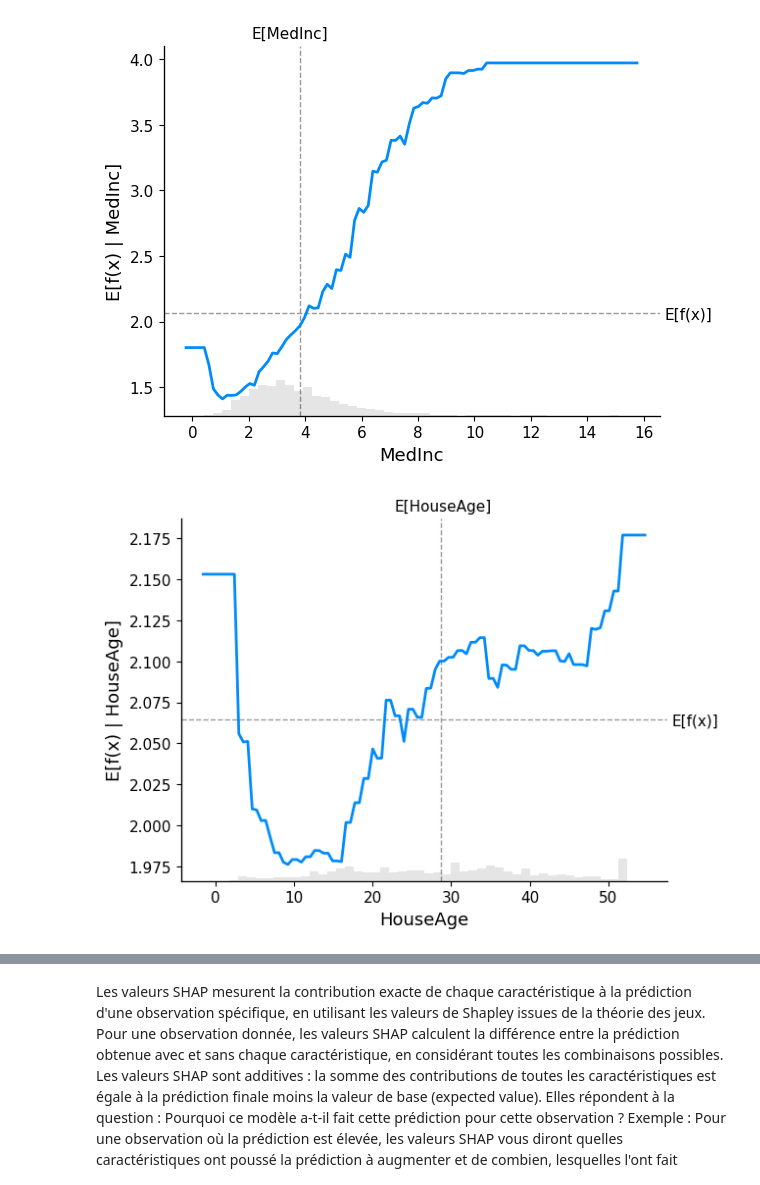
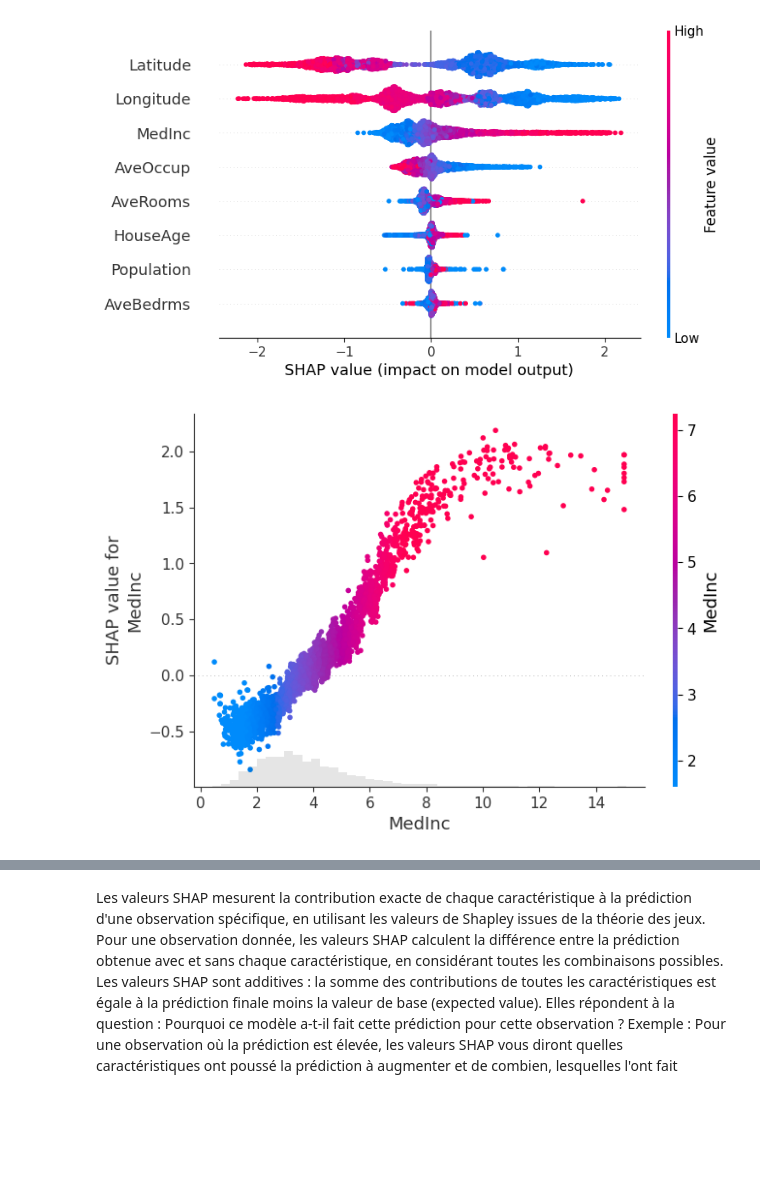
Before and after one commit to BrightMehou/california-housing-prices, a Jupyter notebook: notebooks/Analyse_des_features.ipynb, the cells around one changed output, grey strips where cells are left out. Saved outputs shown, nothing was run; the diff lists cells and outputs as text; code cells hidden in the pictures; blank space fills up the shorter version.

```diff
--- a/notebooks/Analyse_des_features.ipynb
+++ b/notebooks/Analyse_des_features.ipynb
@@ -6,18 +6,14 @@ from sklearn.model_selection import train_test_split
 # %%
 housing = fetch_california_housing(as_frame=True)
 X_train, X_test, y_train, y_test = train_test_split(housing.data , housing.target, test_size=0.2, random_state=42)
 model = GradientBoostingRegressor(n_estimators=150, learning_rate=0.15, max_depth=5, random_state=42)
 model.fit(X_train, y_train)
 columns = X_train.columns
+explainer = shap.Explainer(model.predict, X_test)
+shap_values = explainer(X_test)
+shap.plots.beeswarm(shap_values)
 for col in columns:
-    shap.partial_dependence_plot(
-    col,
-    model.predict,
-    X_test,
-    ice=False,
-    model_expected_value=True,
-    feature_expected_value=True
-)
+    shap.plots.scatter(shap_values[:, col], color=shap_values[:, col])
 # %% [output]
-[figure, old version]
+[figure, new version]
-[figure, old version]
+[figure, new version]
```
Also changed, not shown: parts of 3 cells of this notebook, 16 other files.
